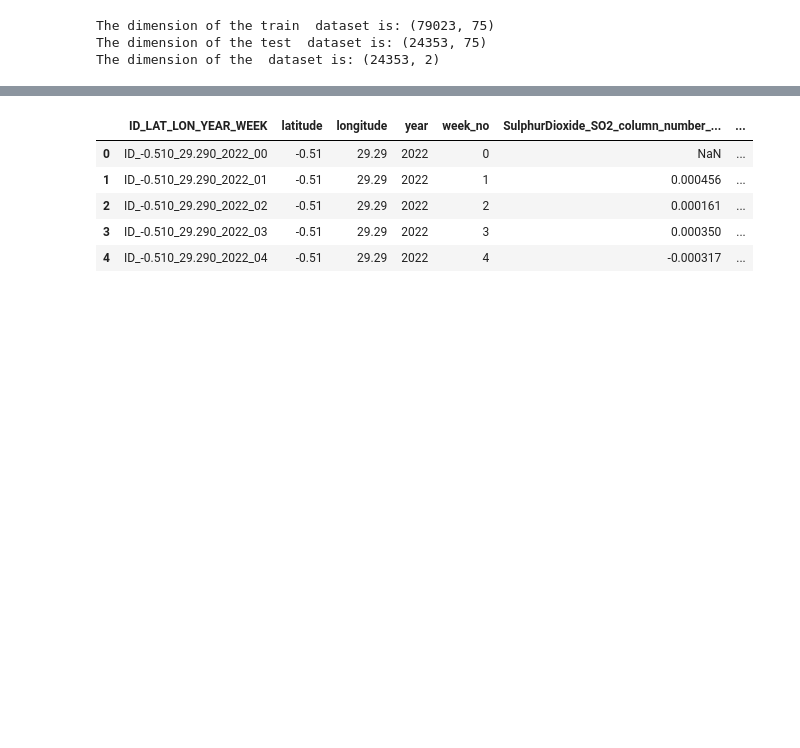
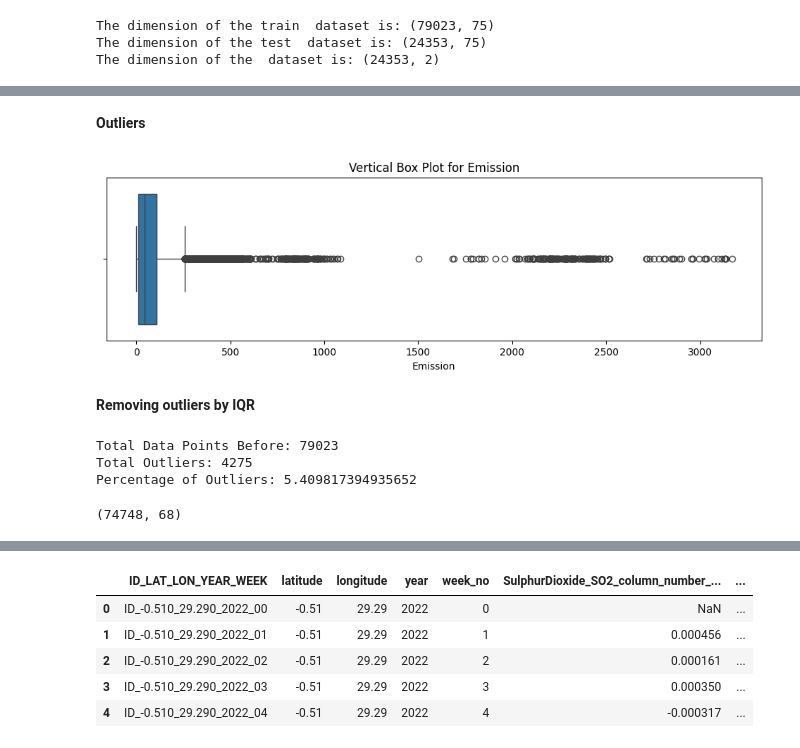
Before and after one commit to nitinkc1/Predict_CO2_Emissions_in_Rwanda, a Jupyter notebook: Kaggle_competition_Predict_CO2_Emissions_in_Rwanda.ipynb, the cells around one changed output, grey strips where cells are left out. Saved outputs shown, nothing was run; the diff lists cells and outputs as text; code cells hidden in the pictures; blank space fills up the shorter version.

```diff
--- a/Kaggle_competition_Predict_CO2_Emissions_in_Rwanda.ipynb
+++ b/Kaggle_competition_Predict_CO2_Emissions_in_Rwanda.ipynb
@@ -166,12 +126,0 @@ plt.show()
-# %%
-plt.figure(figsize=(10, 5))
-sns.set_style('darkgrid')
-
-sns.kdeplot(data=train, x="emission", fill=True)
-plt.title("Emission Distribution")
-plt.xlabel("Emission")
-original_skewness = train["emission"].skew()
-plt.annotate(f"Skewness: {original_skewness:.2f}", xy=(0.7, 0.8), xycoords="axes fraction")
-
-plt.tight_layout()
-plt.show()
@@ -187,11 +126,0 @@ plt.show()
-# %%
-plt.figure(figsize=(10, 5))
-sns.set(style="whitegrid")
-
-sns.boxplot(x=train["emission"])
-plt.title("Box Plot of Emission")
-plt.xlabel("Emission")
-
-
-plt.tight_layout()
-plt.show()
@@ -259,0 +189,13 @@ y = df_train['emission']
+# %% [markdown]
+**Outliers**
+# %%
+# Plot vertical box plot
+plt.figure(figsize=(12,3))
+sns.boxplot(x=train['emission'])
+plt.title('Vertical Box Plot for Emission')
+plt.xlabel('Emission')
+plt.show()
+# %% [output]
+[figure, added]
+# %% [markdown]
+**Removing outliers by IQR**
@@ -259,0 +213,21 @@ y = df_train['emission']
+# %%
+# Calculate the total number of data points before removing outliers
+total_data_points_before = len(train)
+
+# Calculate the number of outliers (points outside the lower and upper bounds)
+outliers = train[(train['emission'] < lower_bound) | (train['emission'] > upper_bound)]
+
+# Calculate the total number of outliers
+total_outliers = len(outliers)
+
+# Calculate the percentage of outliers
+percentage_outliers = (total_outliers / total_data_points_before) * 100
+
+# Print the results
+print("Total Data Points Before:", total_data_points_before)
+print("Total Outliers:", total_outliers)
+print("Percentage of Outliers:", percentage_outliers)
+# %% [output]
+Total Data Points Before: 79023
+Total Outliers: 4275
+Percentage of Outliers: 5.409817394935652
@@ -259,0 +237,4 @@ y = df_train['emission']
+# %%
+train.shape
+# %% [output]
+(74748, 68)
```
Also changed, not shown: parts of 91 cells of this notebook.
